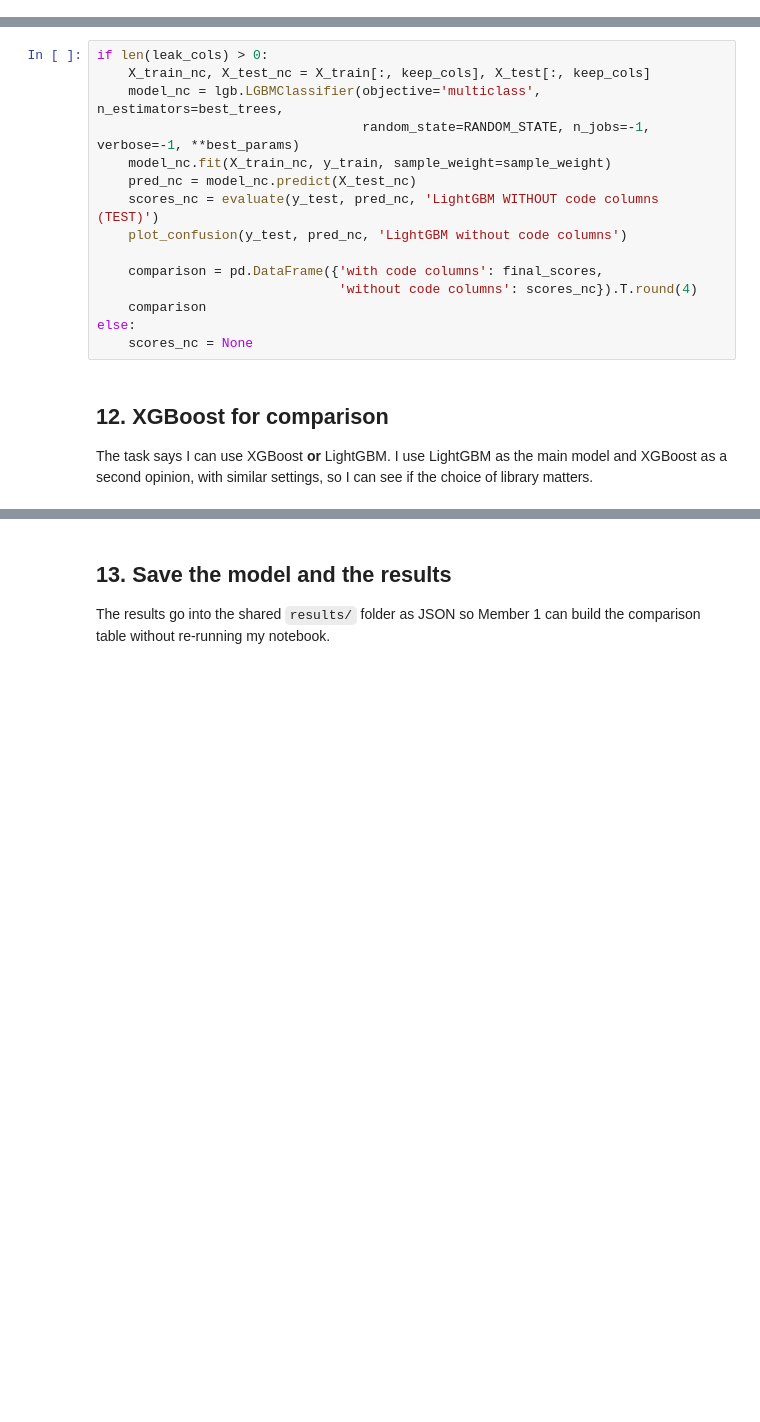
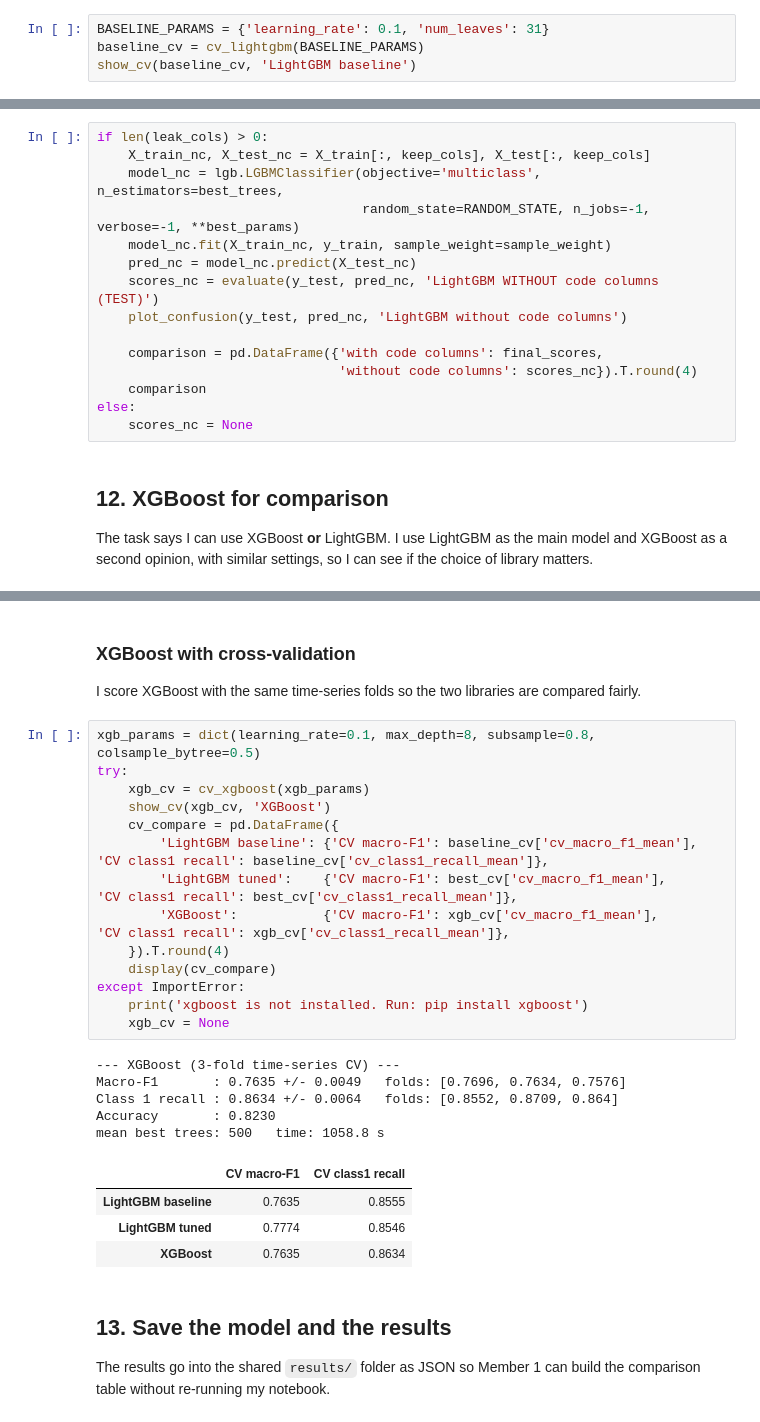
Before and after one commit to gima2003/BuildSafe-AI, a Jupyter notebook: notebooks/Models/BuildSafe_XGBoost_LightGBM.ipynb, the cells around one changed output, grey strips where cells are left out. Drawn from its saved outputs; the diff is of its cells as text; blank space fills up the shorter version.

```diff
--- a/notebooks/Models/BuildSafe_XGBoost_LightGBM.ipynb
+++ b/notebooks/Models/BuildSafe_XGBoost_LightGBM.ipynb
@@ -233,0 +313,4 @@ weighted avg      0.853     0.846     0.848     16356
+# %%
+BASELINE_PARAMS = {'learning_rate': 0.1, 'num_leaves': 31}
+baseline_cv = cv_lightgbm(BASELINE_PARAMS)
+show_cv(baseline_cv, 'LightGBM baseline')
@@ -453,6 +547,34 @@ Class 1 recall : 0.8712
     accuracy                          0.806     20554
    macro avg      0.722     0.802     0.751     20554
 weighted avg      0.819     0.806     0.808     20554
+# %% [markdown]
+### XGBoost with cross-validation
+
+I score XGBoost with the same time-series folds so the two libraries are compared fairly.
+# %%
+xgb_params = dict(learning_rate=0.1, max_depth=8, subsample=0.8, colsample_bytree=0.5)
+try:
+    xgb_cv = cv_xgboost(xgb_params)
+    show_cv(xgb_cv, 'XGBoost')
+    cv_compare = pd.DataFrame({
+        'LightGBM baseline': {'CV macro-F1': baseline_cv['cv_macro_f1_mean'], 'CV class1 recall': baseline_cv['cv_class1_recall_mean']},
+        'LightGBM tuned':    {'CV macro-F1': best_cv['cv_macro_f1_mean'],     'CV class1 recall': best_cv['cv_class1_recall_mean']},
+        'XGBoost':           {'CV macro-F1': xgb_cv['cv_macro_f1_mean'],      'CV class1 recall': xgb_cv['cv_class1_recall_mean']},
+    }).T.round(4)
+    display(cv_compare)
+except ImportError:
+    print('xgboost is not installed. Run: pip install xgboost')
+    xgb_cv = None
+# %% [output]
+--- XGBoost (3-fold time-series CV) ---
+Macro-F1       : 0.7635 +/- 0.0049   folds: [0.7696, 0.7634, 0.7576]
+Class 1 recall : 0.8634 +/- 0.0064   folds: [0.8552, 0.8709, 0.864]
+Accuracy       : 0.8230
+mean best trees: 500   time: 1058.8 s
+|  | CV macro-F1 | CV class1 recall |
+| LightGBM baseline | 0.7635 | 0.8555 |
+| LightGBM tuned | 0.7774 | 0.8546 |
+| XGBoost | 0.7635 | 0.8634 |
 # %% [markdown]
 ## 13. Save the model and the results
 
```
Also changed, not shown: parts of 15 cells of this notebook, 10 other files.
